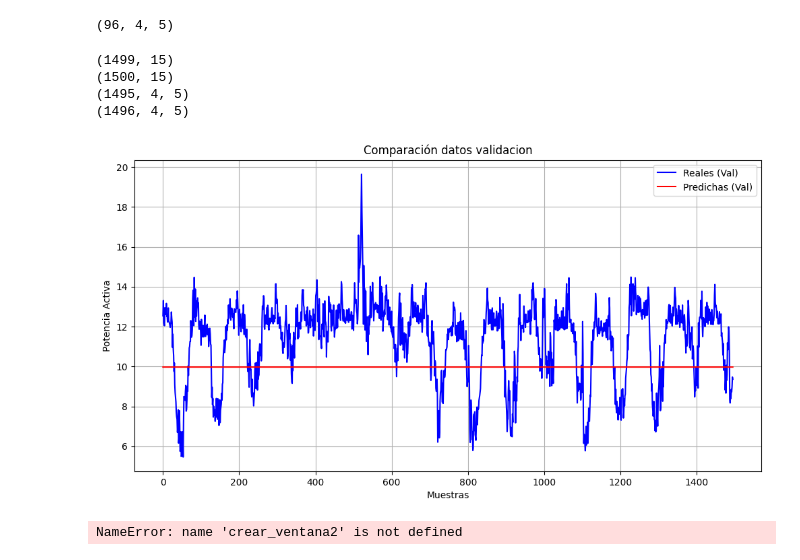
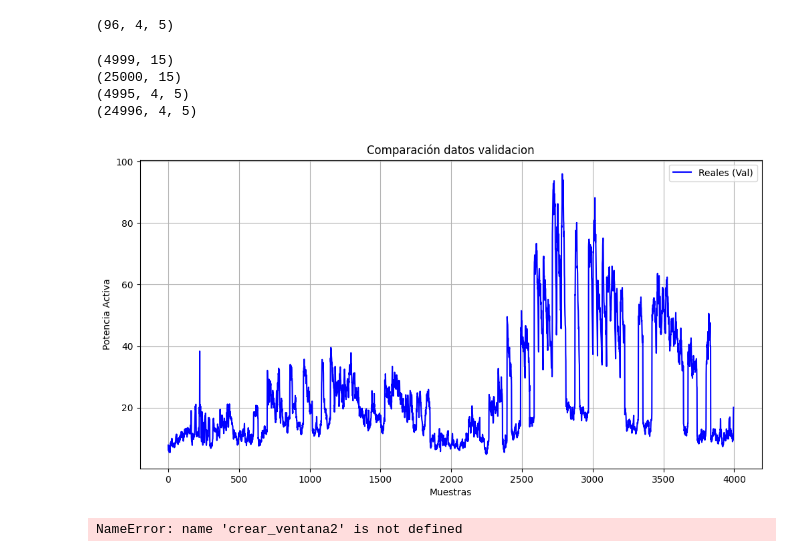
Before and after one commit to jorgeturi/rn, a Jupyter notebook: lstm.ipynb, the cells around one changed output. Saved outputs shown, nothing was run; the diff lists cells and outputs as text; code cells hidden in the pictures.

Commit message:
Update lstm.ipynb
version usada para entrenar el modelo

```diff
--- a/lstm.ipynb
+++ b/lstm.ipynb
@@ -52,4 +52,4 @@ df_unido['mes_sen'] = np.sin(2 * np.pi * df_unido['dia_del_año'] / 365)
 df_unido['mes_cos'] = np.cos(2 * np.pi * df_unido['dia_del_año'] / 365)
 
 # Seleccionar y reorganizar las columnas en el formato deseado
-final_df = df_unido[['año', 'mes', 'dia', 'hora', 'minuto', 'activa', 'reactiva', 'aparente', 'l1', 'l2', 'l3','dia_sen','dia_cos', 'mes_sen', 'mes_cos']]
+final_df = df_unido[['año', 'mes', 'dia', 'hora', 'minuto', 'activa', 'reactiva', 'aparente', 'l1', 'l2', 'l3','dia_sen','dia_cos', 'mes_sen', 'mes_cos', 'timestamp']]
@@ -56,3 +196,11 @@ final_df = df_unido[['año', 'mes', 'dia', 'hora', 'minuto', 'activa', 'reactiva
+# %%
+# Filtrar los datos entre las 9:00 y las 18:00 horas
+df_filtrado = final_df[(final_df['hora'] >= 10) | (final_df['hora'] <= 17)]
+
+# Filtrar para excluir sábados (día 5) y domingos (día 6)
+df_filtrado = df_filtrado[(df_filtrado['dia'] >= 1) & (df_filtrado['dia'] <= 5)]
+
+final_df = df_filtrado
 # %%
 # Filtrar las filas donde el día sea igual a 1 (ya que día 0 no existe en un calendario)
 df_dia_1 = final_df[final_df['dia'] == 1]
@@ -228,32 +379,32 @@ print(df_train.shape)
 print(Xval.shape)
 print(Xtrain.shape)
 # %% [output]
-(1499, 15)
-(1500, 15)
-(1495, 4, 5)
-(1496, 4, 5)
+(4999, 15)
+(25000, 15)
+(4995, 4, 5)
+(24996, 4, 5)
 # %%
 inicio = 00
 fin = 150000
 
 plt.figure(figsize=(12, 6))
 
 
 # Ploteamos los primeros 100 datos reales y predichos como líneas
 plt.plot(ytrain[inicio:fin], label='Reales (Val)', linestyle='-', color='blue')
-plt.plot(predicciones[inicio:fin], label='Predichas (Val)', linestyle='-', color='red')
+#plt.plot(predicciones[inicio:fin], label='Predichas (Val)', linestyle='-', color='red')
 #plt.plot(ytest[inicio:fin], label='Error', linestyle='-', color='green')
 
 # Añadimos título y etiquetas
 plt.title('Comparación datos validacion')
 plt.xlabel('Muestras')
 plt.ylabel('Potencia Activa')
 
 # Añadimos la leyenda y la cuadrícula
 plt.legend()
 plt.grid(True)
 # %% [output]
-[figure, old version]
+[figure, new version]
 # %%
 t = 4*5
 Xtrain_sec, ytrain_sec = crear_ventana2(train_secuencia, t)
```
Also changed, not shown: parts of 41 cells of this notebook.
